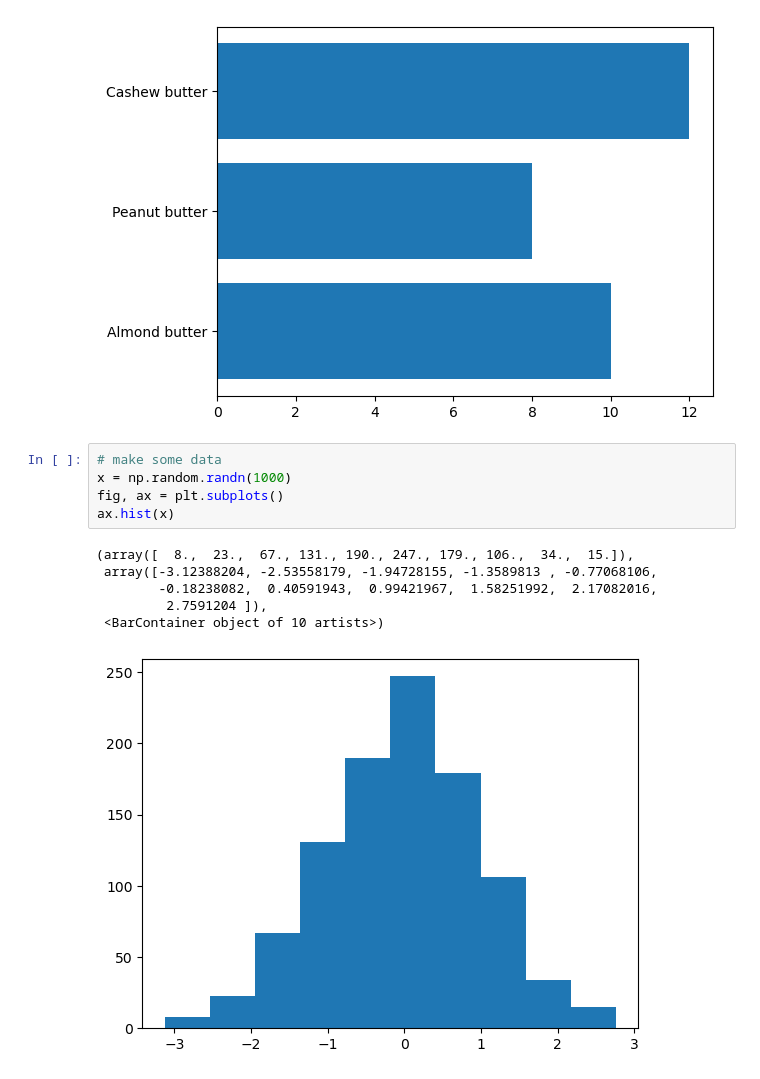
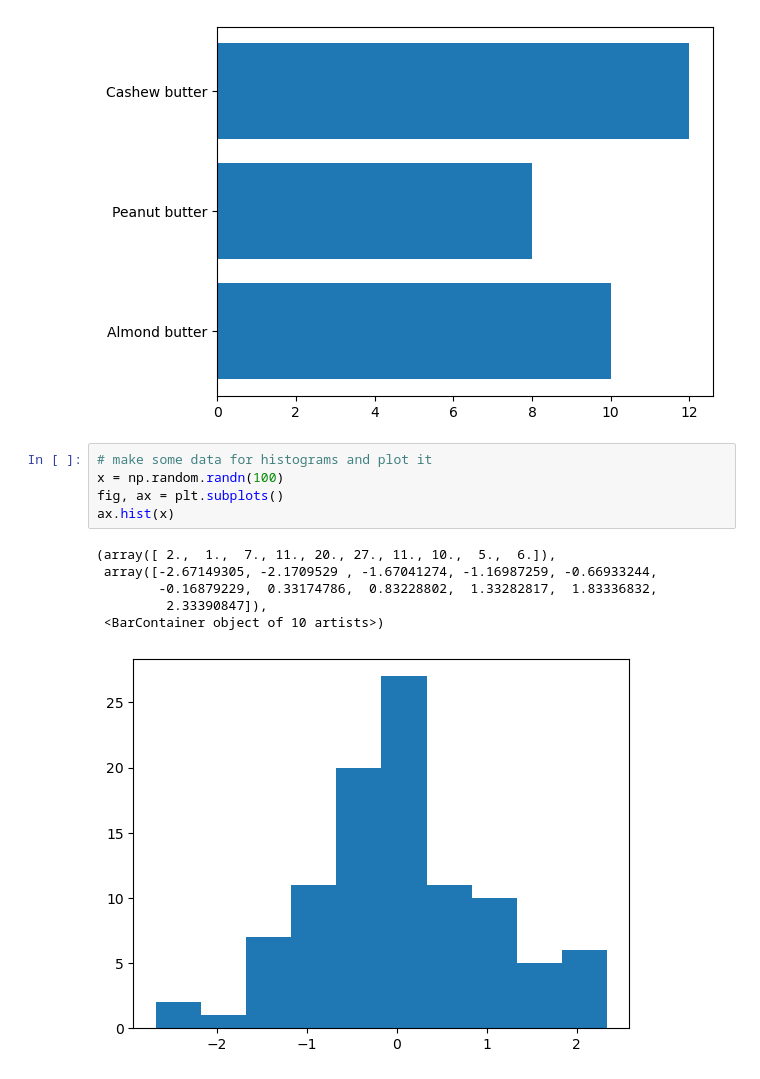
Before and after one commit to pnowak2/learnjs, a Jupyter notebook: libraries/machine learning/complete-machine-learning-bootcamp-udemy/8-matplotlib/introduction-to-matplotlib.ipynb, the cells around one changed output. Drawn from its saved outputs; the diff is of its cells as text.

```diff
--- a/libraries/machine learning/complete-machine-learning-bootcamp-udemy/8-matplotlib/introduction-to-matplotlib.ipynb
+++ b/libraries/machine learning/complete-machine-learning-bootcamp-udemy/8-matplotlib/introduction-to-matplotlib.ipynb
@@ -147,14 +147,14 @@ ax.barh(nut_butter_prices.keys(), nut_butter_prices.values());
 # %% [output]
 [figure]
 # %%
-# make some data
-x = np.random.randn(1000)
+# make some data for histograms and plot it
+x = np.random.randn(100)
 fig, ax = plt.subplots()
 ax.hist(x)
 # %% [output]
-(array([  8.,  23.,  67., 131., 190., 247., 179., 106.,  34.,  15.]),
- array([-3.12388204, -2.53558179, -1.94728155, -1.3589813 , -0.77068106,
-        -0.18238082,  0.40591943,  0.99421967,  1.58251992,  2.17082016,
-         2.7591204 ]),
+(array([ 2.,  1.,  7., 11., 20., 27., 11., 10.,  5.,  6.]),
+ array([-2.67149305, -2.1709529 , -1.67041274, -1.16987259, -0.66933244,
+        -0.16879229,  0.33174786,  0.83228802,  1.33282817,  1.83336832,
+         2.33390847]),
  <BarContainer object of 10 artists>)
-[figure, old version]
+[figure, new version]
```
Also changed, not shown: parts of 3 cells of this notebook, 1 other file.
